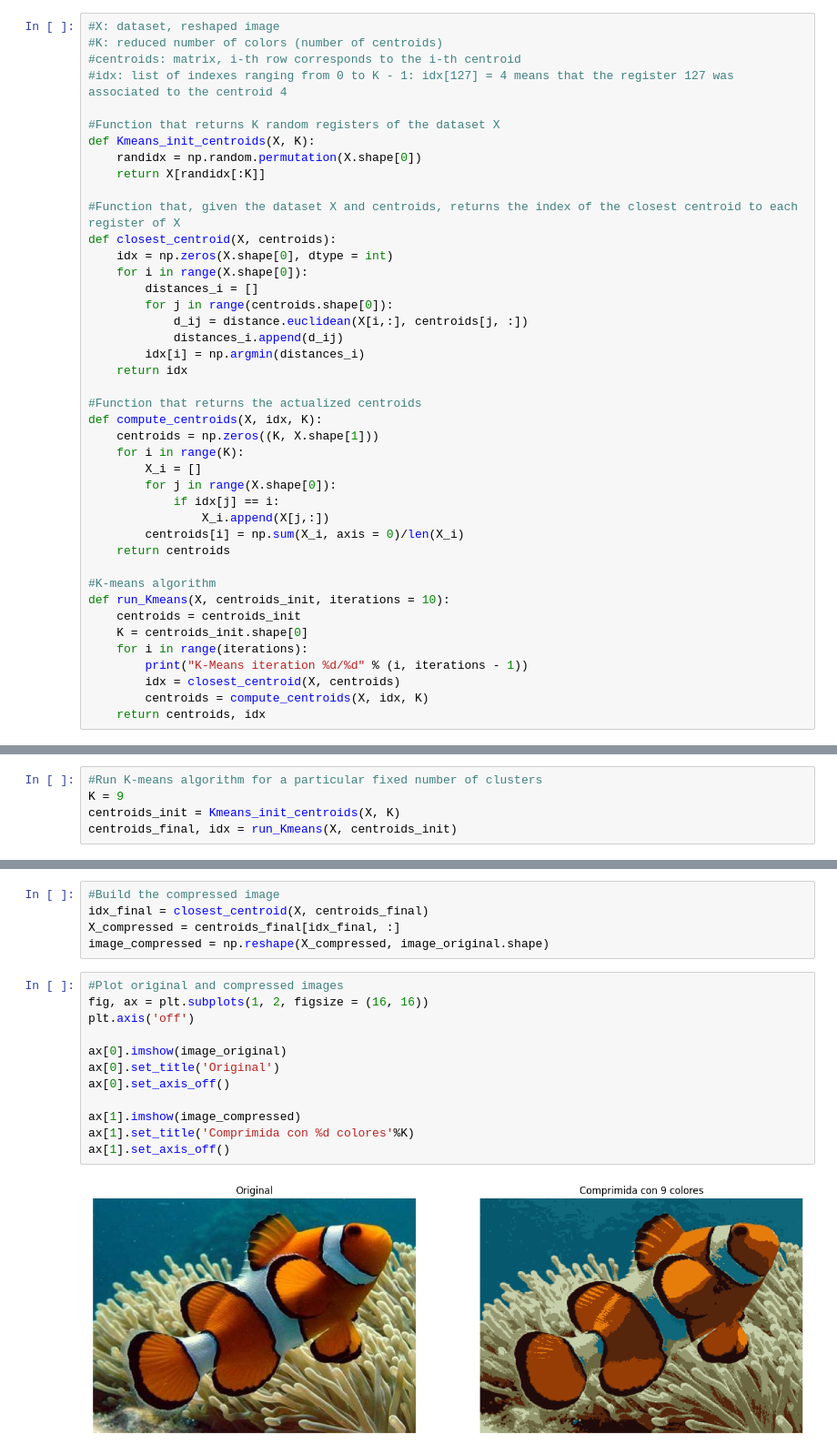
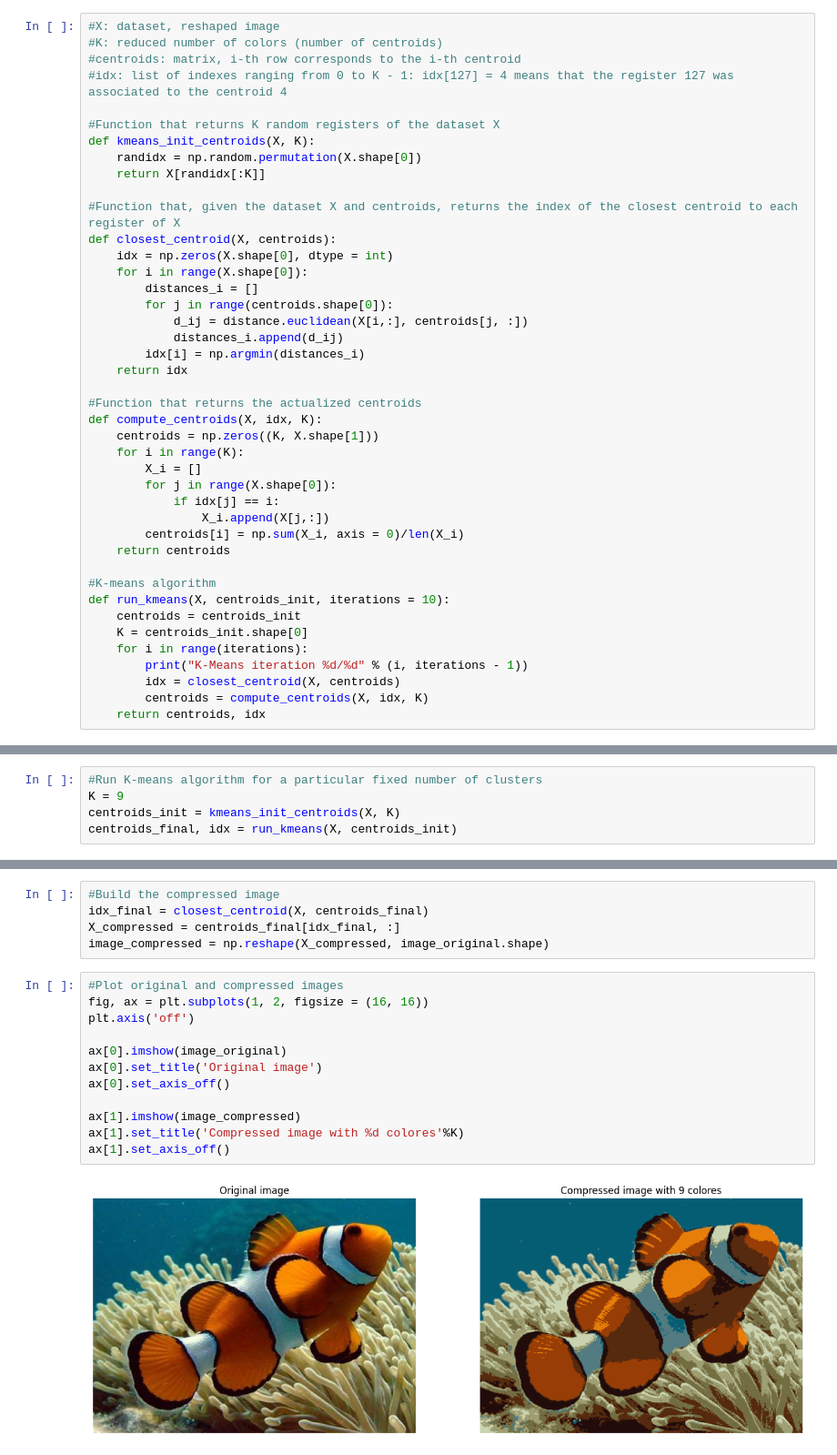
Before and after one commit to mauronigro85/image_compressor, a Jupyter notebook: image_compressor_png.ipynb, the cells around one changed output, grey strips where cells are left out. Shown at 91% size. Saved outputs shown, nothing was run; the diff lists cells and outputs as text.

```diff
--- a/image_compressor_png.ipynb
+++ b/image_compressor_png.ipynb
@@ -38,7 +39,7 @@ X.shape
 #idx: list of indexes ranging from 0 to K - 1: idx[127] = 4 means that the register 127 was associated to the centroid 4
 
 #Function that returns K random registers of the dataset X
-def Kmeans_init_centroids(X, K):
+def kmeans_init_centroids(X, K):
     randidx = np.random.permutation(X.shape[0])
     return X[randidx[:K]]
 
@@ -65,7 +66,7 @@ def compute_centroids(X, idx, K):
     return centroids
 
 #K-means algorithm
-def run_Kmeans(X, centroids_init, iterations = 10):
+def run_kmeans(X, centroids_init, iterations = 10):
     centroids = centroids_init
     K = centroids_init.shape[0]
     for i in range(iterations):
@@ -89,8 +90,8 @@ plt.show()
 # %%
 #Run K-means algorithm for a particular fixed number of clusters
 K = 9
-centroids_init = Kmeans_init_centroids(X, K)
-centroids_final, idx = run_Kmeans(X, centroids_init)
+centroids_init = kmeans_init_centroids(X, K)
+centroids_final, idx = run_kmeans(X, centroids_init)
 # %% [output]
 K-Means iteration 0/9
 K-Means iteration 1/9
@@ -135,14 +136,14 @@ image_compressed = np.reshape(X_compressed, image_original.shape)
 # %%
 #Plot original and compressed images
 fig, ax = plt.subplots(1, 2, figsize = (16, 16))
 plt.axis('off')
 
 ax[0].imshow(image_original)
-ax[0].set_title('Original')
+ax[0].set_title('Original image')
 ax[0].set_axis_off()
 
 ax[1].imshow(image_compressed)
-ax[1].set_title('Comprimida con %d colores'%K)
+ax[1].set_title('Compressed image with %d colores'%K)
 ax[1].set_axis_off()
 # %% [output]
-[figure, old version]
+[figure, new version]
```
Also changed, not shown: parts of 3 cells of this notebook.
